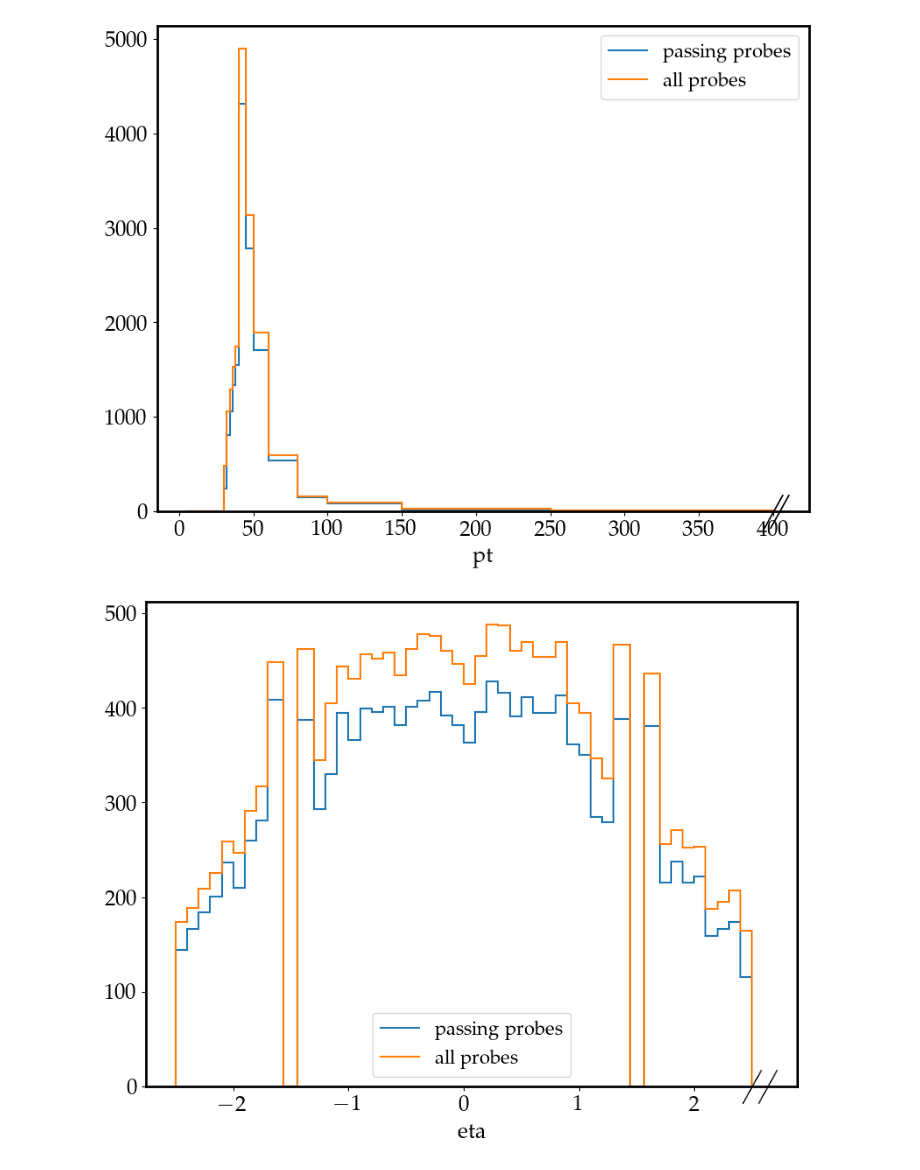
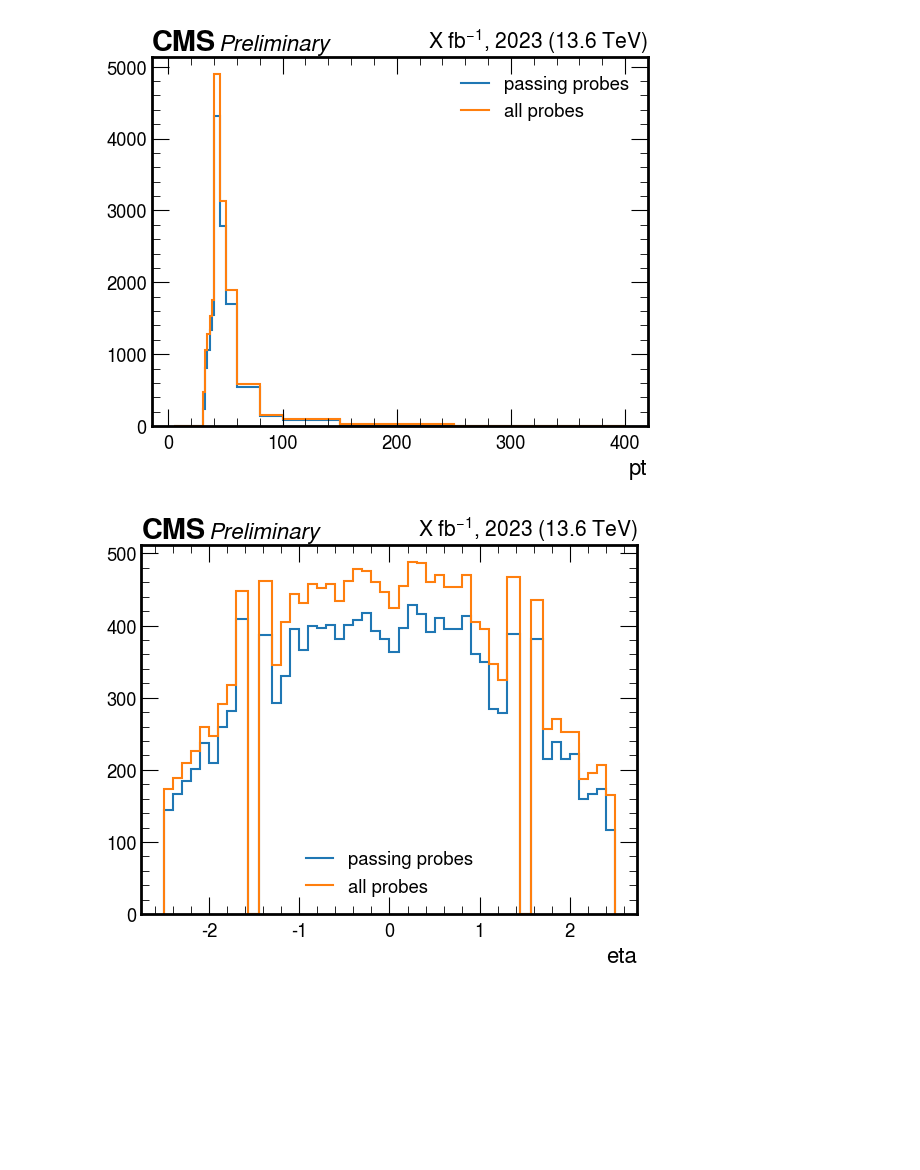
Before and after one commit to ikrommyd/egamma-tnp, a Jupyter notebook: EgammaTnP.ipynb, the cells around one changed output. Drawn from its saved outputs; the diff is of its cells as text; code cells hidden in the pictures; blank space fills up the shorter version.

Commit message:
add basic plotting functions

```diff
--- a/EgammaTnP.ipynb
+++ b/EgammaTnP.ipynb
@@ -1,24 +1,14 @@
 # %%
+import mplhep as hep
+from distributed import Client
 from matplotlib import pyplot as plt
-from distributed import Client
 
 from egamma_tnp import TagNProbe
-from egamma_tnp.utils import get_ratio_histograms
+from egamma_tnp.plot import plot_efficiency, plot_pt_and_eta_efficiencies
+
+hep.style.use("CMS")
+hep.style.use({"font.size": 16})
+hep.style.use({"figure.figsize": (6.4, 4.8)})
-# %%
-plt.rcParams.update(
-    {
-        "text.usetex": True,
-        "font.family": "serif",
-        "font.serif": ["Palatino"],
-        "xtick.labelsize": 18,
-        "ytick.labelsize": 18,
-        "legend.numpoints": 1,
-        "axes.linewidth": 2,
-        "legend.title_fontsize": 16,
-        "axes.labelsize": 18,
-        "legend.fontsize": 16,
-    }
-)
 # %%
 %%time
 # tag_n_probe = TagNProbe(
@@ -67,18 +55,20 @@ Wall time: 6.96 s
 # %%
-plt.figure(figsize=(6.4 * 1.5, 4.8 * 1.5))
-hpt_pass.plot1d(label="passing probes")
-hpt_all.plot1d(label="all probes")
+plt.figure()
+hpt_pass.plot1d(label="passing probes", flow="none")
+hpt_all.plot1d(label="all probes", flow="none")
 plt.legend()
 plt.savefig("plots/pt.pdf", bbox_inches="tight")
+hep.cms.label("Preliminary", data=True, lumi="X", year=2023, com=13.6)
 plt.show()
 # %% [output]
-[figure, old version]
+[figure, new version]
 # %%
-plt.figure(figsize=(6.4 * 1.5, 4.8 * 1.5))
-heta_pass.plot1d(label="passing probes")
-heta_all.plot1d(label="all probes")
+plt.figure()
+heta_pass.plot1d(label="passing probes", flow="none")
+heta_all.plot1d(label="all probes", flow="none")
 plt.legend()
 plt.savefig("plots/eta.pdf", bbox_inches="tight")
+hep.cms.label("Preliminary", data=True, lumi="X", year=2023, com=13.6)
 plt.show()
 # %% [output]
-[figure, old version]
+[figure, new version]
```
Also changed, not shown: parts of 5 cells of this notebook, 8 other files.
